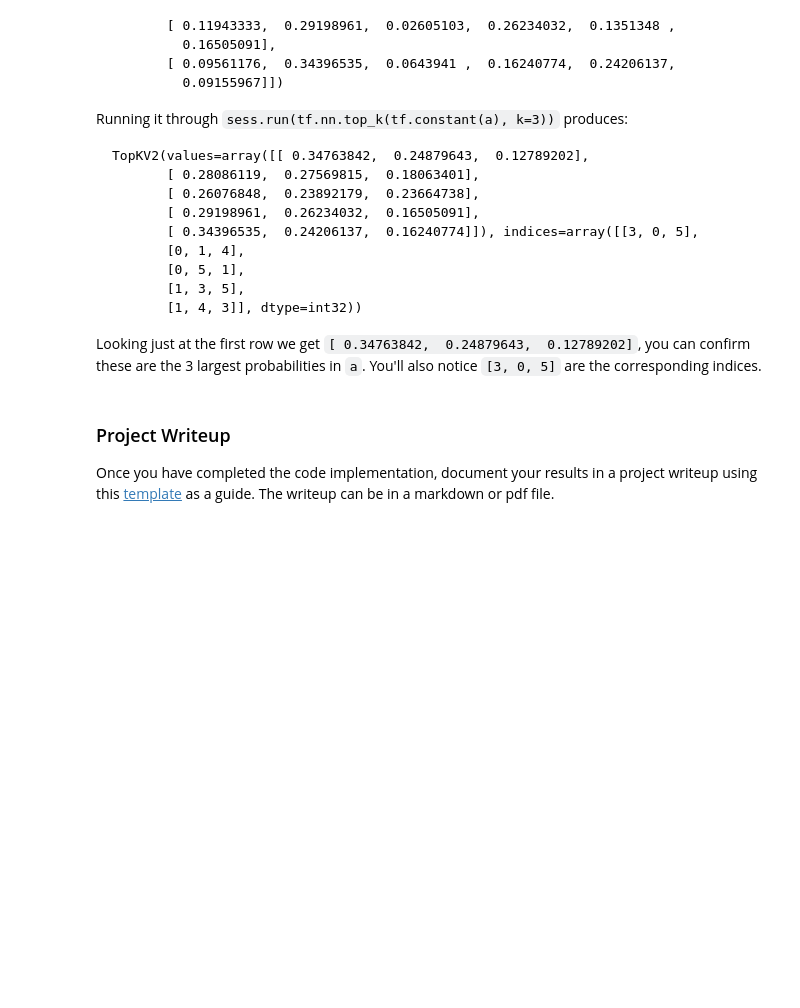
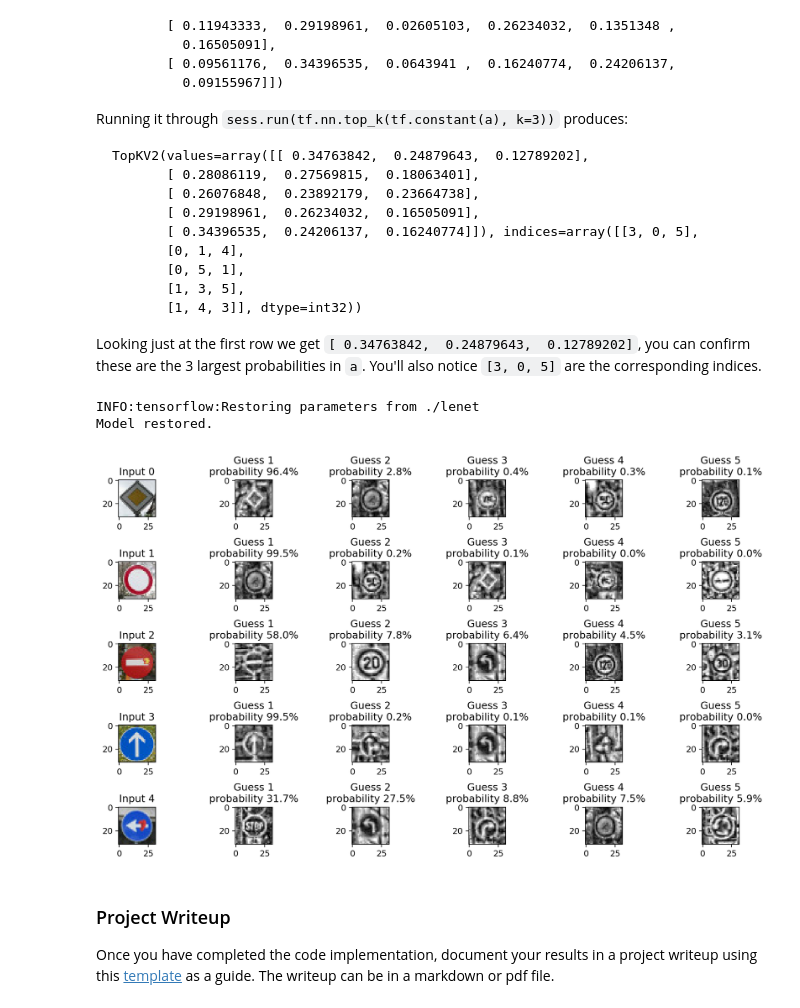
Before and after one commit to BernhardSchlegel/CarND-Traffic-Sign-Classifier-Project, a Jupyter notebook: Traffic_Sign_Classifier.ipynb, the cells around one changed output. Saved outputs shown, nothing was run; the diff lists cells and outputs as text; code cells hidden in the pictures; blank space fills up the shorter version.

```diff
--- a/Traffic_Sign_Classifier.ipynb
+++ b/Traffic_Sign_Classifier.ipynb
@@ -1039,3 +1070,51 @@ get_top_k_pred(X_test_custom_prep, y_test_custom)
+# %%
+def evaluate_non_badge_softmax(X_data, y_data):
+
+    with tf.Session() as sess:
+        # Restore variables from disk.
+        saver.restore(sess, "./lenet")
+        print("Model restored.")
+
+        softmax_logits = tf.nn.softmax(logits)
+        top_k = tf.nn.top_k(softmax_logits, k=5)
+
+        #In case it doesnt work uncomment following line
+        # my_softmax_logits = sess.run(softmax_logits, feed_dict={x: X_data, y: y_data, keep_prob: 1.})
+        my_top_k = sess.run(top_k, feed_dict={x: X_data, keep_prob: 1.0})
+
+        return my_top_k
+# %%
+%matplotlib inline
+my_top_k = evaluate_non_badge_softmax(X_test_custom_prep, y_test_custom)
+
+
+# one time
+fig = plt.figure(figsize=(15.0, 8.0), dpi=180)
+subplot_grid_n_col = 6 # input + 5 * highest probabilities
+subplot_grid_n_row = 5 # 5 sample images
+#fig, axs = plt.subplots(len(X_test_custom_prep),4, figsize=(12, 14))
+fig.subplots_adjust(hspace = 1.2, wspace=0)
+#axs = axs.ravel()
+
+for i, image in enumerate(X_test_custom_prep):
+    input_image = X_test_custom[i]
+    ax_input = fig.add_subplot(subplot_grid_n_row,subplot_grid_n_col,i * subplot_grid_n_col + 1)
+    ax_input.imshow(input_image.squeeze(), cmap="gray")
+    ax_input.set_title("Input {}".format(i))
+
+    # plot top 5 predictions
+    for j, (top_pred_label, top_pred_proba) in enumerate(zip(my_top_k[1][i], my_top_k[0][i])):
+        pred_image = (X_train_aug[y_train_aug == top_pred_label][1])
+
+        ax_pred = fig.add_subplot(subplot_grid_n_row,subplot_grid_n_col, (i * subplot_grid_n_col + 1) + (j+1))
+        ax_pred.imshow(pred_image.squeeze(), cmap="gray")
+        ax_pred.set_title("Guess {0}\nprobability {1:.1f}%".format(j+1, top_pred_proba * 100))
+
+plt.show()
+# %% [output]
+INFO:tensorflow:Restoring parameters from ./lenet
+Model restored.
+[figure, added]
 # %% [markdown]
 ### Project Writeup
 
```
Also changed, not shown: parts of 8 cells of this notebook, 2 other files.
